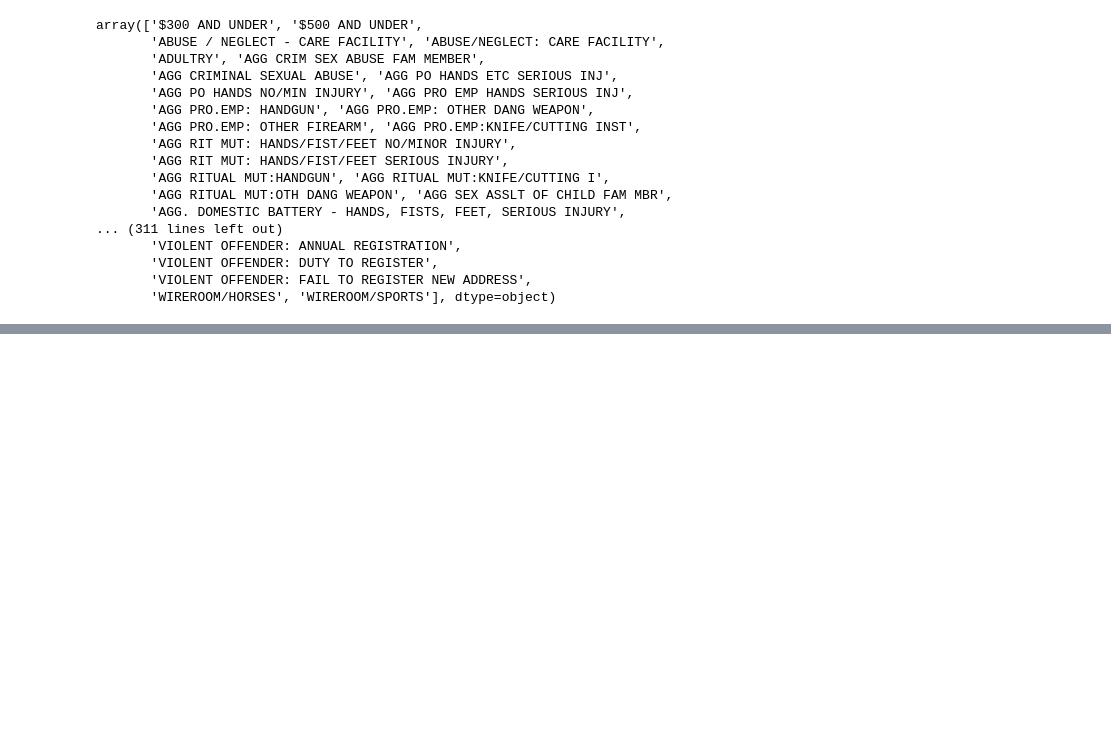
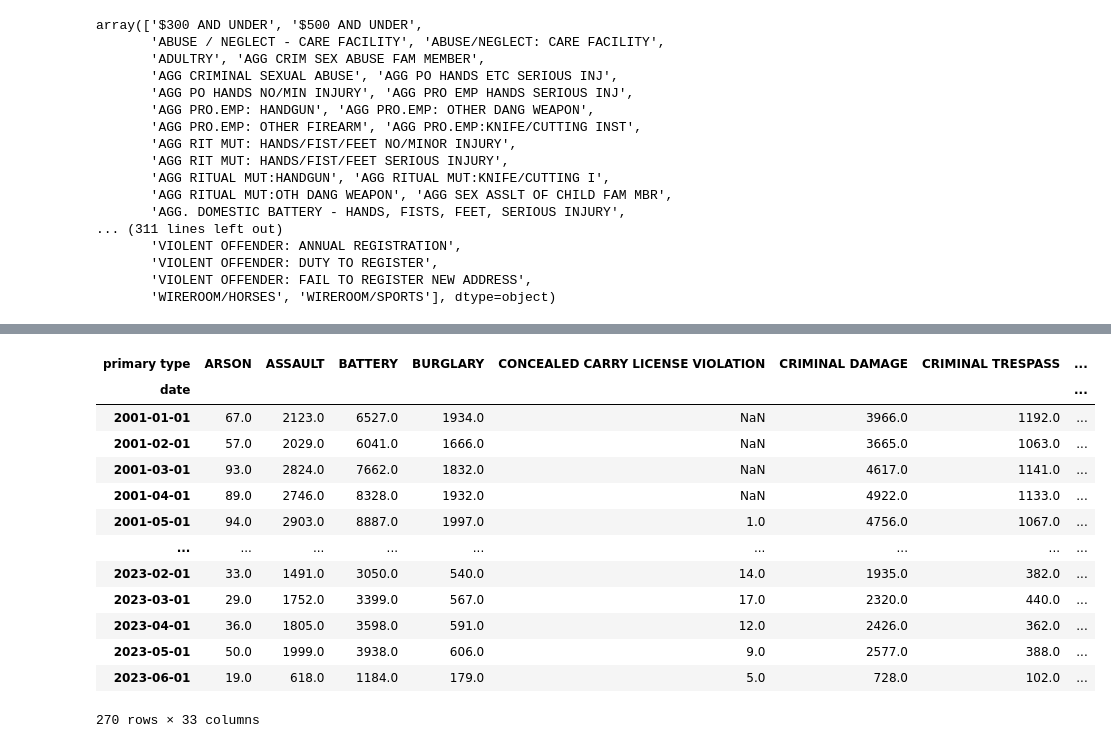
Before and after one commit to kevinbrnett/Time-Series-Analysis-of-Crime-Data, a Jupyter notebook: Time Series Crime Data Project -- Part 1.ipynb, the cells around one changed output, grey strips where cells are left out. Drawn from its saved outputs; the diff is of its cells as text; code cells hidden in the pictures; blank space fills up the shorter version.

```diff
--- a/Time Series Crime Data Project -- Part 1.ipynb
+++ b/Time Series Crime Data Project -- Part 1.ipynb
@@ -429,0 +482,19 @@ ax.axhline(0,color='k');
+# %%
+# Add column to get month number
+month_ts['month'] = month_ts.index.month
+month_ts
+# %% [output]
+| primary type | ARSON | ASSAULT | BATTERY | BURGLARY | CONCEALED CARRY LICENSE VIOLATION | CRIMINAL DAMAGE | CRIMINAL TRESPASS | ... |
+| date |  |  |  |  |  |  |  | ... |
+| 2001-01-01 | 67.0 | 2123.0 | 6527.0 | 1934.0 | NaN | 3966.0 | 1192.0 | ... |
+| 2001-02-01 | 57.0 | 2029.0 | 6041.0 | 1666.0 | NaN | 3665.0 | 1063.0 | ... |
+| 2001-03-01 | 93.0 | 2824.0 | 7662.0 | 1832.0 | NaN | 4617.0 | 1141.0 | ... |
+| 2001-04-01 | 89.0 | 2746.0 | 8328.0 | 1932.0 | NaN | 4922.0 | 1133.0 | ... |
+| 2001-05-01 | 94.0 | 2903.0 | 8887.0 | 1997.0 | 1.0 | 4756.0 | 1067.0 | ... |
+| ... | ... | ... | ... | ... | ... | ... | ... | ... |
+| 2023-02-01 | 33.0 | 1491.0 | 3050.0 | 540.0 | 14.0 | 1935.0 | 382.0 | ... |
+| 2023-03-01 | 29.0 | 1752.0 | 3399.0 | 567.0 | 17.0 | 2320.0 | 440.0 | ... |
+| 2023-04-01 | 36.0 | 1805.0 | 3598.0 | 591.0 | 12.0 | 2426.0 | 362.0 | ... |
+| 2023-05-01 | 50.0 | 1999.0 | 3938.0 | 606.0 | 9.0 | 2577.0 | 388.0 | ... |
+| 2023-06-01 | 19.0 | 618.0 | 1184.0 | 179.0 | 5.0 | 728.0 | 102.0 | ... |
+270 rows × 33 columns
```
Also changed, not shown: parts of 37 cells of this notebook.
